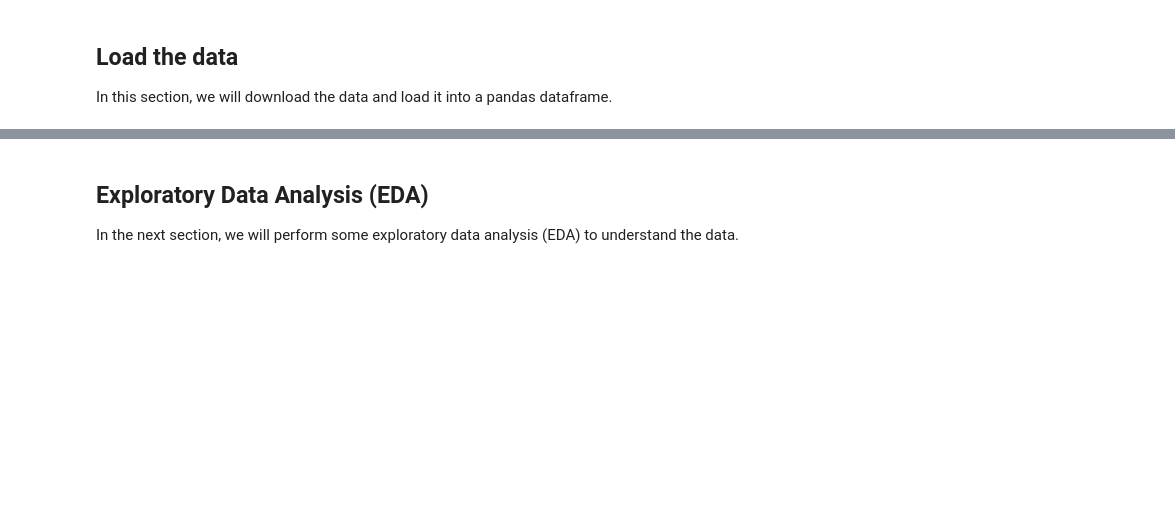
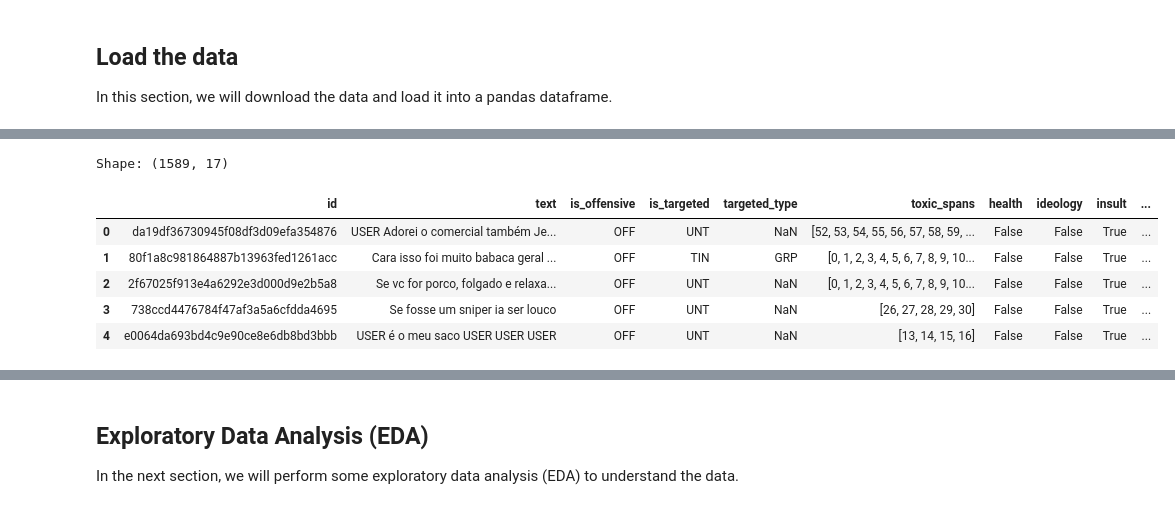
Before and after one commit to DougTrajano/olid-br, a Jupyter notebook: notebooks/baselines/toxicity_type_detection.ipynb, the cells around one changed output, grey strips where cells are left out. Saved outputs shown, nothing was run; the diff lists cells and outputs as text; code cells hidden in the pictures; blank space fills up the shorter version.

```diff
--- a/notebooks/baselines/toxicity_type_detection.ipynb
+++ b/notebooks/baselines/toxicity_type_detection.ipynb
@@ -80,3 +84,14 @@ Shape: (4676, 17)
+# %%
+print(f"Test set: {test_data.shape}")
+test_data.head()
+# %% [output]
+Shape: (1589, 17)
+|  | id | text | is_offensive | is_targeted | targeted_type | toxic_spans | health | ideology | insult | ... |
+| 0 | da19df36730945f08df3d09efa354876 | USER Adorei o comercial também Je... | OFF | UNT | NaN | [52, 53, 54, 55, 56, 57, 58, 59, ... | False | False | True | ... |
+| 1 | 80f1a8c981864887b13963fed1261acc | Cara isso foi muito babaca geral ... | OFF | TIN | GRP | [0, 1, 2, 3, 4, 5, 6, 7, 8, 9, 10... | False | False | True | ... |
+| 2 | 2f67025f913e4a6292e3d000d9e2b5a8 | Se vc for porco, folgado e relaxa... | OFF | UNT | NaN | [0, 1, 2, 3, 4, 5, 6, 7, 8, 9, 10... | False | False | True | ... |
+| 3 | 738ccd4476784f47af3a5a6cfdda4695 | Se fosse um sniper ia ser louco | OFF | UNT | NaN | [26, 27, 28, 29, 30] | False | False | True | ... |
+| 4 | e0064da693bd4c9e90ce8e6db8bd3bbb | USER é o meu saco USER USER USER | OFF | UNT | NaN | [13, 14, 15, 16] | False | False | True | ... |
 # %%
 toxicity_labels = [
     "health",
```
Also changed, not shown: parts of 6 cells of this notebook, 23 other files.
